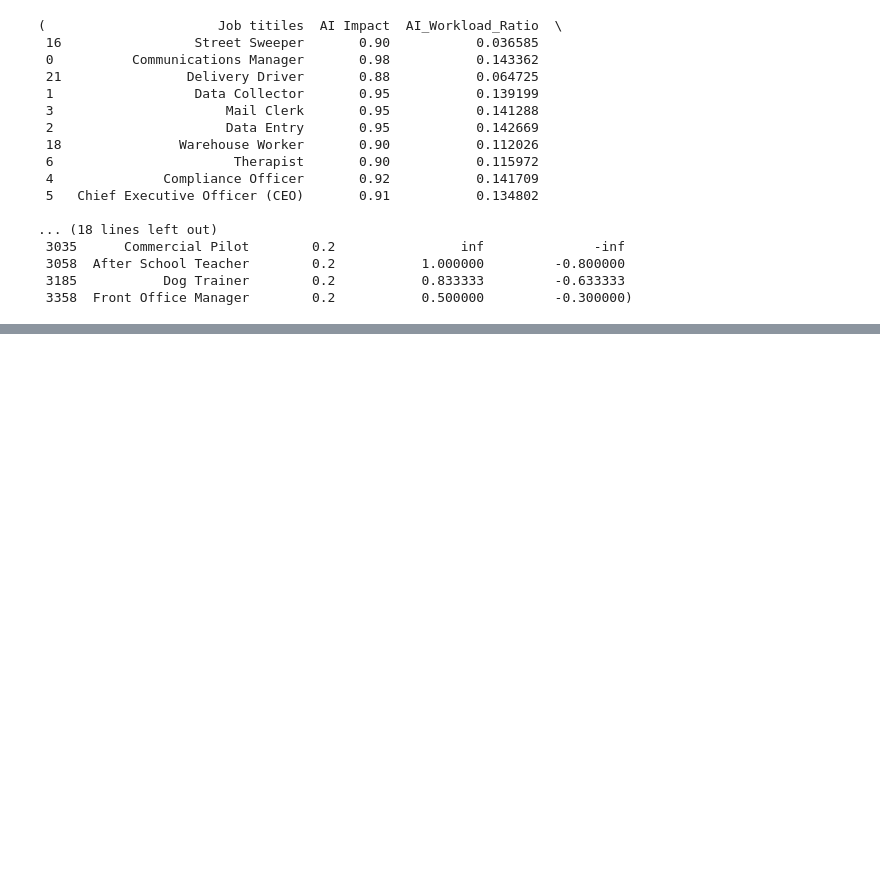
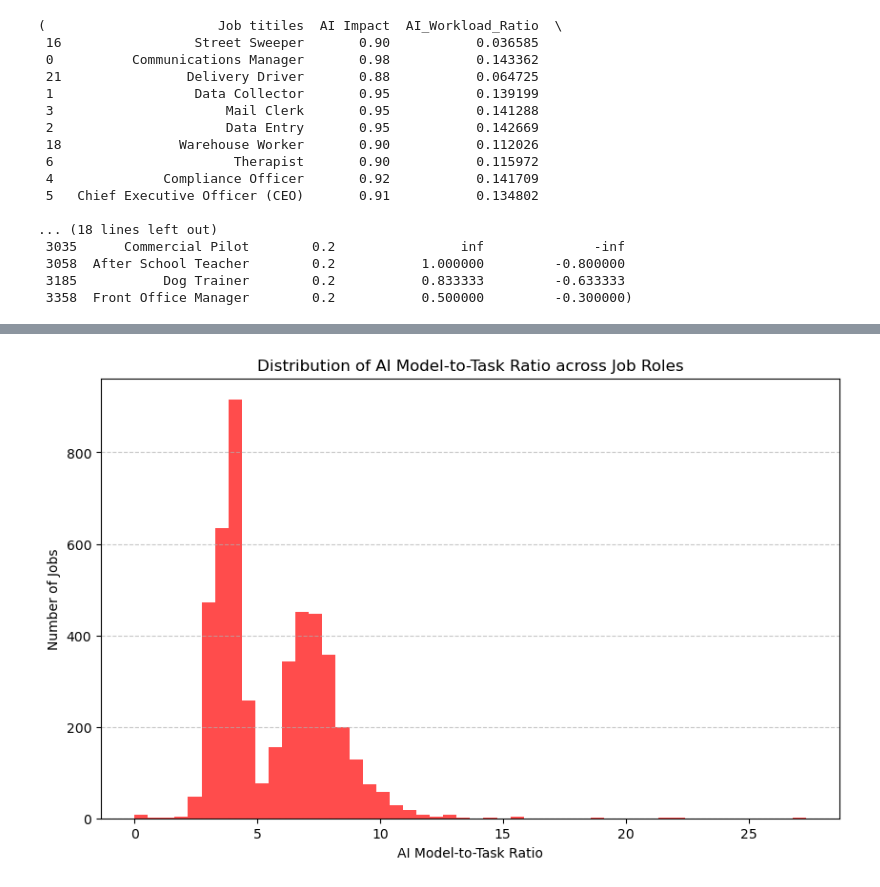
Before and after one commit to raj-rajat/From-Data-Entry-to-CEO-The-AI-Job-Threat-Index, a Jupyter notebook: from-data-entry-to-ceo-the-ai-job-threat-index.ipynb, the cells around one changed output, grey strips where cells are left out. Cells and saved outputs as stored; diff of their text form; code cells hidden in the pictures; blank space fills up the shorter version.

```diff
--- a/from-data-entry-to-ceo-the-ai-job-threat-index.ipynb
+++ b/from-data-entry-to-ceo-the-ai-job-threat-index.ipynb
@@ -497,0 +549,11 @@ highest_disproportion_jobs[['Job titiles', 'AI Impact', 'AI_Workload_Ratio', 'AI
+# %%
+# Plotting the distribution of AI Model-to-Task Ratio across all job roles
+plt.figure(figsize=(10, 6))
+plt.hist(data_df['AI Model-to-Task Ratio'], bins=50, color='red', alpha=0.7)
+plt.title('Distribution of AI Model-to-Task Ratio across Job Roles')
+plt.xlabel('AI Model-to-Task Ratio')
+plt.ylabel('Number of Jobs')
+plt.grid(axis='y', linestyle='--', alpha=0.7)
+plt.show()
+# %% [output]
+[figure, added]
```
Also changed, not shown: parts of 5 cells of this notebook.
